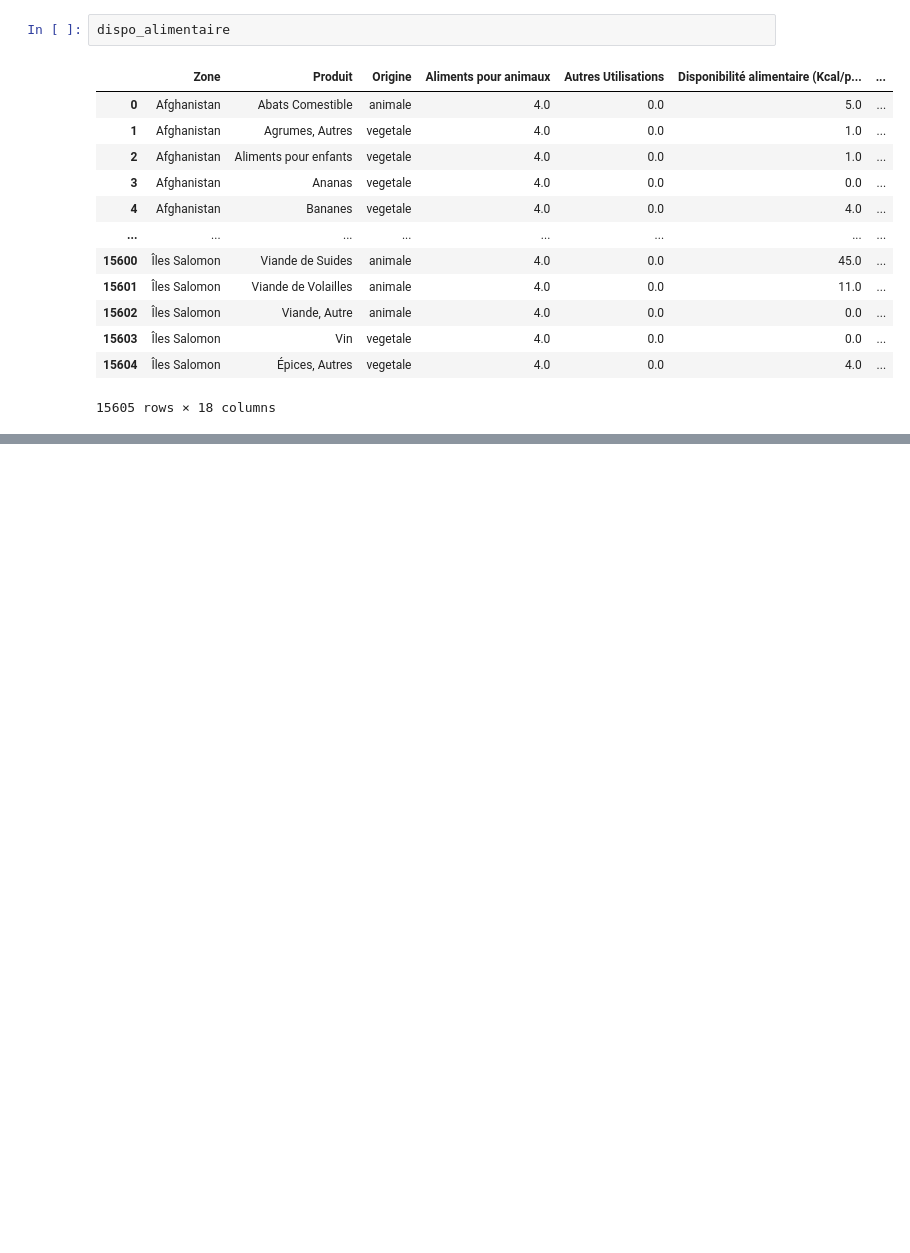
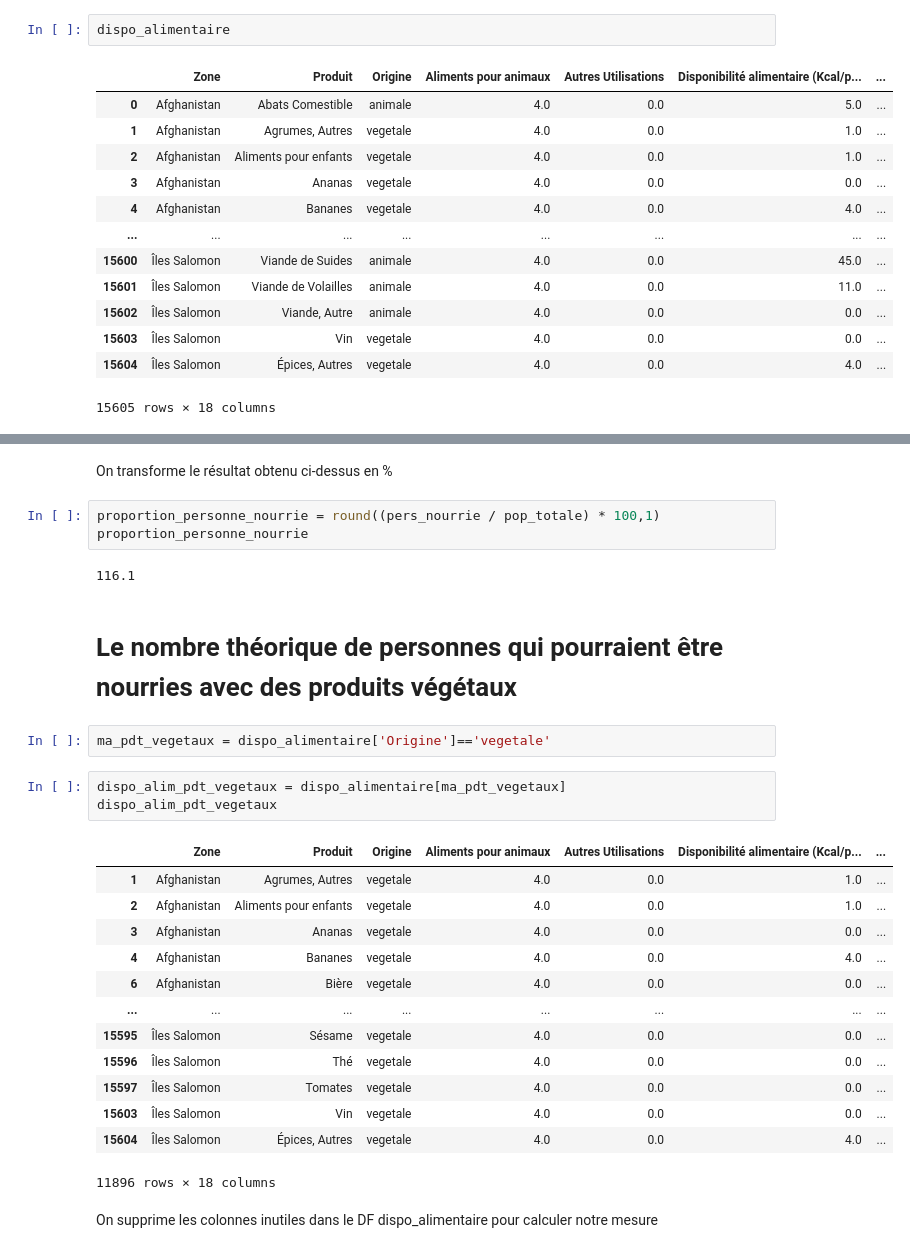
Before and after one commit to Anaisbaron/openclassrooms, a Jupyter notebook: P4.ipynb, the cells around one changed output, grey strips where cells are left out. Cells and saved outputs as stored; diff of their text form; blank space fills up the shorter version.

```diff
--- a/P4.ipynb
+++ b/P4.ipynb
@@ -1208,0 +1304,30 @@ SyntaxError: invalid syntax (3433262650.py, line 1)
+# %% [markdown]
+On transforme le résultat obtenu ci-dessus en %
+# %%
+proportion_personne_nourrie = round((pers_nourrie / pop_totale) * 100,1)
+proportion_personne_nourrie
+# %% [output]
+116.1
+# %% [markdown]
+# Le nombre théorique de personnes qui pourraient être nourries avec des produits végétaux
+# %%
+ma_pdt_vegetaux = dispo_alimentaire['Origine']=='vegetale'
+# %%
+dispo_alim_pdt_vegetaux = dispo_alimentaire[ma_pdt_vegetaux]
+dispo_alim_pdt_vegetaux
+# %% [output]
+|  | Zone | Produit | Origine | Aliments pour animaux | Autres Utilisations | Disponibilité alimentaire (Kcal/p... | ... |
+| 1 | Afghanistan | Agrumes, Autres | vegetale | 4.0 | 0.0 | 1.0 | ... |
+| 2 | Afghanistan | Aliments pour enfants | vegetale | 4.0 | 0.0 | 1.0 | ... |
+| 3 | Afghanistan | Ananas | vegetale | 4.0 | 0.0 | 0.0 | ... |
+| 4 | Afghanistan | Bananes | vegetale | 4.0 | 0.0 | 4.0 | ... |
+| 6 | Afghanistan | Bière | vegetale | 4.0 | 0.0 | 0.0 | ... |
+| ... | ... | ... | ... | ... | ... | ... | ... |
+| 15595 | Îles Salomon | Sésame | vegetale | 4.0 | 0.0 | 0.0 | ... |
+| 15596 | Îles Salomon | Thé | vegetale | 4.0 | 0.0 | 0.0 | ... |
+| 15597 | Îles Salomon | Tomates | vegetale | 4.0 | 0.0 | 0.0 | ... |
+| 15603 | Îles Salomon | Vin | vegetale | 4.0 | 0.0 | 0.0 | ... |
+| 15604 | Îles Salomon | Épices, Autres | vegetale | 4.0 | 0.0 | 4.0 | ... |
+11896 rows × 18 columns
+# %% [markdown]
+On supprime les colonnes inutiles dans le DF dispo_alimentaire pour calculer notre mesure
```
Also changed, not shown: parts of 62 cells of this notebook.
